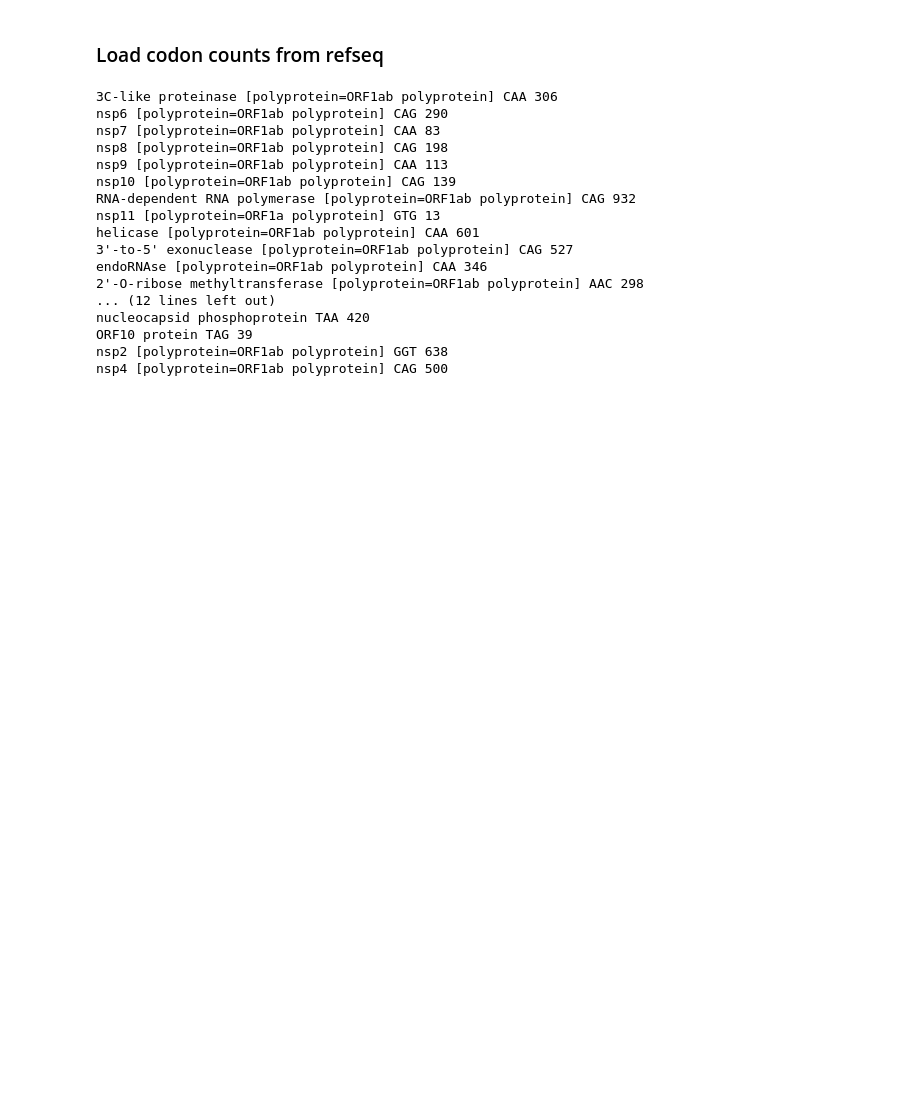
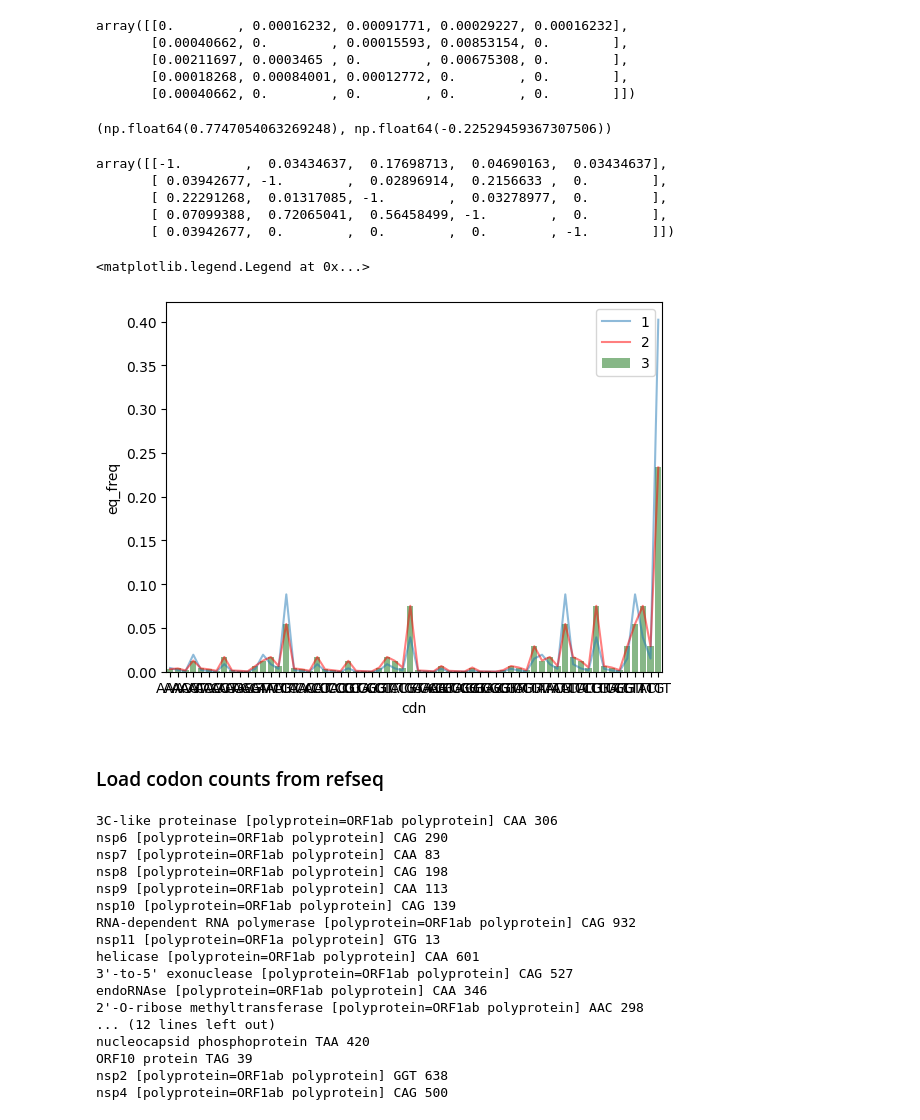
Before and after one commit to mitoclub/RNAViralMutSpec, a Jupyter notebook: sars-cov-2_aa_subst/simulation.ipynb, the cells around one changed output. Drawn from its saved outputs; the diff is of its cells as text; code cells hidden in the pictures; blank space fills up the shorter version.

```diff
--- a/sars-cov-2_aa_subst/simulation.ipynb
+++ b/sars-cov-2_aa_subst/simulation.ipynb
@@ -36,3 +128,66 @@ def simulate_markov_power(transition_matrix, initial_vector, num_iterations):
+# %%
+Mcdn = exp_cdn_subst.pivot(index='cdn1', columns='cdn2', values='rate').fillna(0.)
+# Mcdn = (Mcdn.T / Mcdn.sum(axis=1)).T
+Mcdn = Mcdn / Mcdn.sum().sum()
+# Mcdn.values[:5, :5].T
+# %%
+Mcdn.values[:5, :5]
+# %% [output]
+array([[0.        , 0.00016232, 0.00091771, 0.00029227, 0.00016232],
+       [0.00040662, 0.        , 0.00015593, 0.00853154, 0.        ],
+       [0.00211697, 0.0003465 , 0.        , 0.00675308, 0.        ],
+       [0.00018268, 0.00084001, 0.00012772, 0.        , 0.        ],
+       [0.00040662, 0.        , 0.        , 0.        , 0.        ]])
+# %%
+def cdn_spectrum_to_matrix2(cdn_sbs):
+    '''
+    convert dictionary of mutation counts to mutation matrix
+    '''
+    n = len(possible_codons)
+    M = np.zeros((n, n))
+    for i1,cdn1 in enumerate(possible_codons):
+        for i2,cdn2 in enumerate(possible_codons):
+            if cdn1!=cdn2:
+                val = cdn_sbs[(cdn1, cdn2)] if (cdn1, cdn2) in cdn_sbs.index else 0.
+                M[i2,i1] = val
+    # normalize off-diagonal rates (just for standardization, doesn't affect the results)
+    # M /= M.sum()
+    M /= M.sum(axis=0, keepdims=True)
+    # will the diagonal with 'outflow' term to guarantee conservation of probability
+    d = M.sum(axis=0)
+    np.fill_diagonal(M,-d)
+    return M
+
+cdn_sbs = df_changes.groupby(['cdn1', 'cdn2'])['rate'].sum()
+M = cdn_spectrum_to_matrix2(cdn_sbs)
+eq_prob = get_equilibrium_probabilities(M).astype(float)
+
+eq_freqs_cdn = pd.Series(dict(zip(possible_codons, eq_prob)))
+eq_freqs_cdn.name = 'eq_freq'
+eq_freqs_cdn.index.name = 'cdn'
+eq_freqs_cdn = eq_freqs_cdn.reset_index()
+# %%
+M[0, 1:].sum(), M[0].sum()
+# %% [output]
+(np.float64(0.7747054063269248), np.float64(-0.22529459367307506))
+# %%
+M[:5, :5]
+# %% [output]
+array([[-1.        ,  0.03434637,  0.17698713,  0.04690163,  0.03434637],
+       [ 0.03942677, -1.        ,  0.02896914,  0.2156633 ,  0.        ],
+       [ 0.22291268,  0.01317085, -1.        ,  0.03278977,  0.        ],
+       [ 0.07099388,  0.72065041,  0.56458499, -1.        ,  0.        ],
+       [ 0.03942677,  0.        ,  0.        ,  0.        , -1.        ]])
+# %%
+sns.lineplot(eq_cdn1, x='cdn', y='eq_freq', alpha=0.5, label='1')
+sns.lineplot(pd.DataFrame({'cdn': Mcdn.columns, 'eq_freq': res_cdn}),
+             x='cdn', y='eq_freq', alpha=0.5, label='2', color='red')
+sns.barplot(eq_freqs_cdn, x='cdn', y='eq_freq', alpha=0.5, label='3', color='g')
+
+plt.legend()
+# %% [output]
+<matplotlib.legend.Legend at 0x...>
+[figure, added]
 # %% [markdown]
 ### Load codon counts from refseq
 # %%
```
Also changed, not shown: parts of 8 cells of this notebook, 1 other file.
